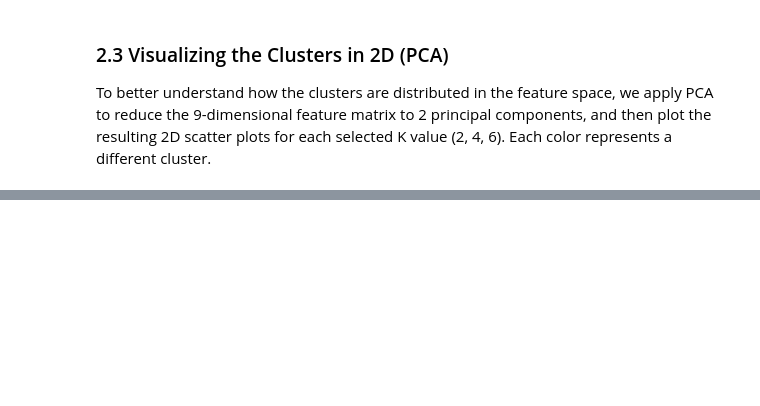
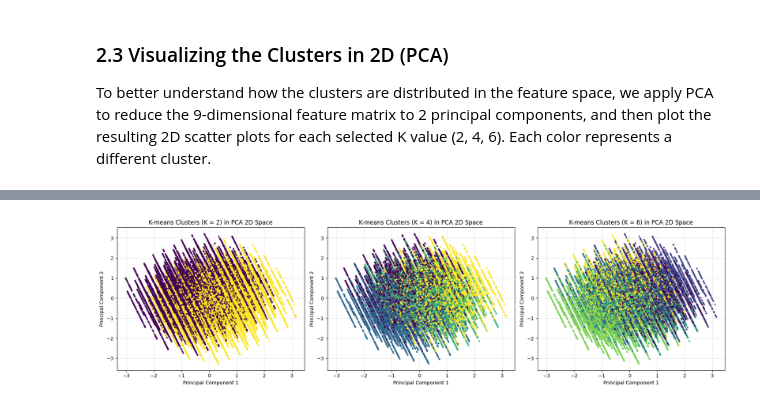
Before and after one commit to mraaheb/DataMining, a Jupyter notebook: Phase3.ipynb, the cells around one changed output, grey strips where cells are left out. Saved outputs shown, nothing was run; the diff lists cells and outputs as text; code cells hidden in the pictures; blank space fills up the shorter version.

```diff
--- a/Phase3.ipynb
+++ b/Phase3.ipynb
@@ -312,0 +266,42 @@ for k in [2, 4, 6]:
+# %%
+import pandas as pd
+from sklearn.preprocessing import StandardScaler
+from sklearn.decomposition import PCA
+from sklearn.cluster import KMeans
+import matplotlib.pyplot as plt
+
+# 0) إعادة تحميل الداتا من الملف مباشرة (نظيفة)
+df = pd.read_csv("lung_cancer_preprocessed.csv")
+
+# 1) تجهيز الـ features فقط (بدون ID وبدون class label)
+cols_to_drop = ['patient_id', 'lung_cancer']   # تأكدي إن اسم العمود زي اللي عندك بالضبط
+feature_cols = [c for c in df.columns if c not in cols_to_drop]
+X = df[feature_cols].values
+
+# 2) Standardization
+scaler = StandardScaler()
+X_scaled = scaler.fit_transform(X)
+
+# 3) PCA إلى بعدين
+pca = PCA(n_components=2, random_state=42)
+X_pca = pca.fit_transform(X_scaled)
+
+# 4) نجرّب K-means لـ K = 2, 4, 6 ونرسم
+K_values = [2, 4, 6]
+plt.figure(figsize=(18, 5))
+
+for i, k in enumerate(K_values, 1):
+    kmeans = KMeans(n_clusters=k, random_state=42, n_init=10)
+    labels = kmeans.fit_predict(X_scaled)
+
+    plt.subplot(1, 3, i)
+    plt.scatter(X_pca[:, 0], X_pca[:, 1], c=labels, s=5, cmap='viridis')
+    plt.title(f"K-means Clusters (K = {k}) in PCA 2D Space", fontsize=12)
+    plt.xlabel("Principal Component 1")
+    plt.ylabel("Principal Component 2")
+    plt.grid(True, alpha=0.3)
+
+plt.tight_layout()
+plt.show()
+# %% [output]
+[figure, added]
```
Also changed, not shown: parts of 4 cells of this notebook.
